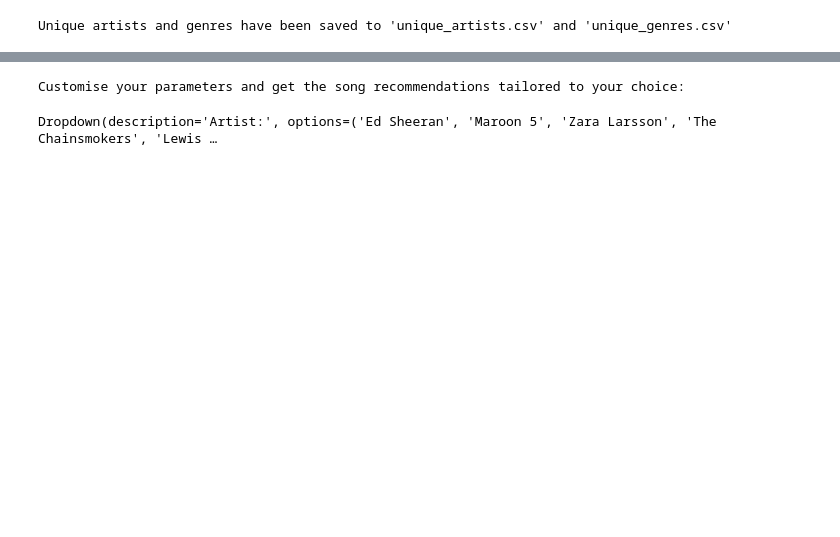
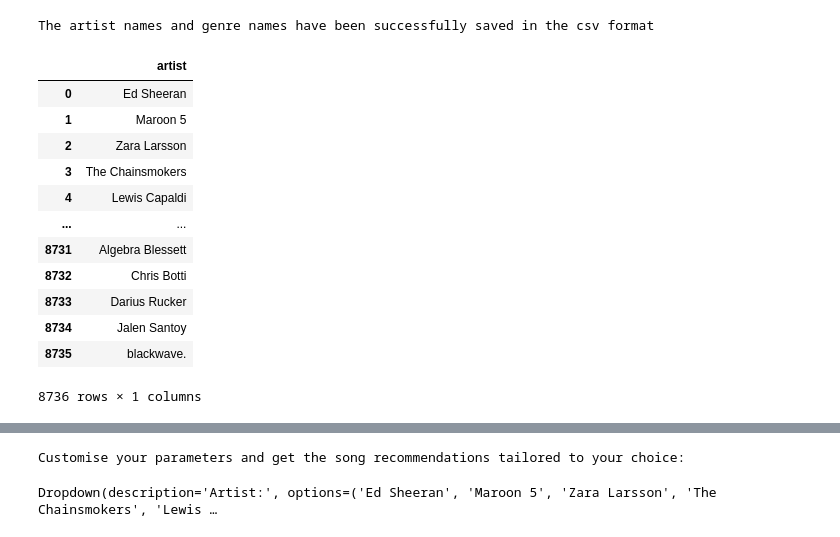
Before and after one commit to ckarthik1610/Spotify_music_recommendation, a Jupyter notebook: Spotify_Recommendation_system.ipynb, the cells around one changed output, grey strips where cells are left out. Drawn from its saved outputs; the diff is of its cells as text; code cells hidden in the pictures; blank space fills up the shorter version.

```diff
--- a/Spotify_Recommendation_system.ipynb
+++ b/Spotify_Recommendation_system.ipynb
@@ -20,6 +20,23 @@ unique_artists_df.to_csv('unique_artists.csv', index=False)
 unique_genres_df = pd.DataFrame(unique_genres, columns=['genre'])
 unique_genres_df.to_csv('unique_genres.csv', index=False)
 
-print("Unique artists and genres have been saved to 'unique_artists.csv' and 'unique_genres.csv'")
+print("The artist names and genre names have been successfully saved in the csv format")
 # %% [output]
-Unique artists and genres have been saved to 'unique_artists.csv' and 'unique_genres.csv'
+The artist names and genre names have been successfully saved in the csv format
+# %%
+df = pd.read_csv('/content/unique_artists.csv')
+df
+# %% [output]
+|  | artist |
+| 0 | Ed Sheeran |
+| 1 | Maroon 5 |
+| 2 | Zara Larsson |
+| 3 | The Chainsmokers |
+| 4 | Lewis Capaldi |
+| ... | ... |
+| 8731 | Algebra Blessett |
+| 8732 | Chris Botti |
+| 8733 | Darius Rucker |
+| 8734 | Jalen Santoy |
+| 8735 | blackwave. |
+8736 rows × 1 columns
```
Also changed, not shown: parts of 1 cell of this notebook.
